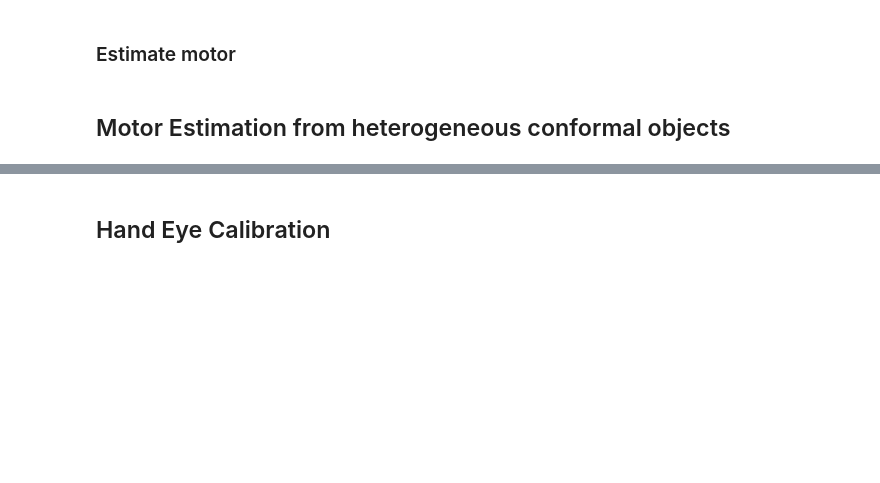
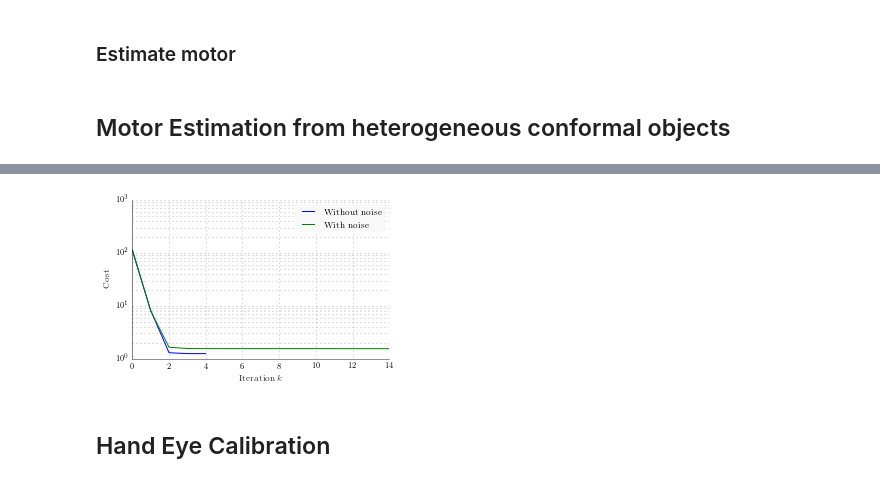
Before and after one commit to tingelst/game, a Jupyter notebook: python/gacse.ipynb, the cells around one changed output, grey strips where cells are left out. Saved outputs shown, nothing was run; the diff lists cells and outputs as text; code cells hidden in the pictures; blank space fills up the shorter version.

```diff
--- a/python/gacse.ipynb
+++ b/python/gacse.ipynb
@@ -589,33 +639,41 @@ ax.yaxis.set_ticks_position('none')
 spines_to_keep = ['bottom', 'left']
 for spine in spines_to_keep:
     ax.spines[spine].set_linewidth(0.5)
     ax.spines[spine].set_color(almost_black)
 ax.xaxis.label.set_color(almost_black)
 ax.yaxis.label.set_color(almost_black)
 
 ax.plot([it['cost'] for it in summary_het['iterations'] ], label="Without noise")
 ax.plot([it['cost'] for it in summary_het_noise['iterations']], label="With noise")
 
 
 ax.title.set_color(almost_black)
 ax.axhline(0, color=almost_black, linewidth=0.15)
 ax.axvline(0, color=almost_black, linewidth=0.15)
 
 # Remove the line around the legend box, and instead fill it with a light grey
 # Also only use one point for the scatterplot legend because the user will
 # get the idea after just one, they don't need three.
 
 light_grey = np.array([float(248)/float(255)]*3)
 legend = ax.legend(frameon=True, scatterpoints=1)
+
 rect = legend.get_frame()
 rect.set_facecolor(light_grey)
 rect.set_linewidth(0.0)
+
+ax.set_yscale('log')
+
+ax.grid(True,which="both", color='0.5')
+ax.set_axisbelow(True)
 
 plt.xlabel(r'Iteration $k$')
 plt.ylabel(r'Cost')
 
 
 plt.savefig('/Users/lars/Dropbox/Apps/ShareLaTeX/2016-gacse/figures/cost_heterogeneous.pdf')
+# %% [output]
+[figure, added]
 # %% [markdown]
 ## Hand Eye Calibration
 # %% [markdown]
```
Also changed, not shown: parts of 15 cells of this notebook.
